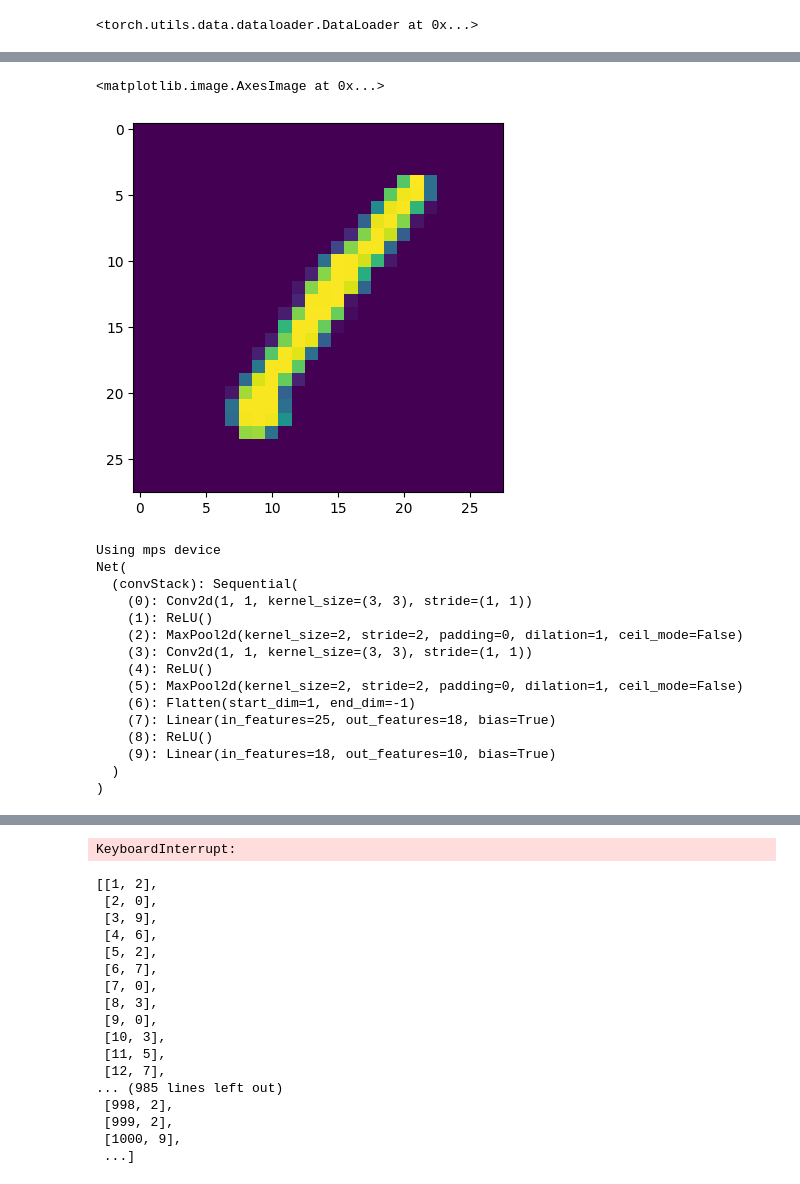
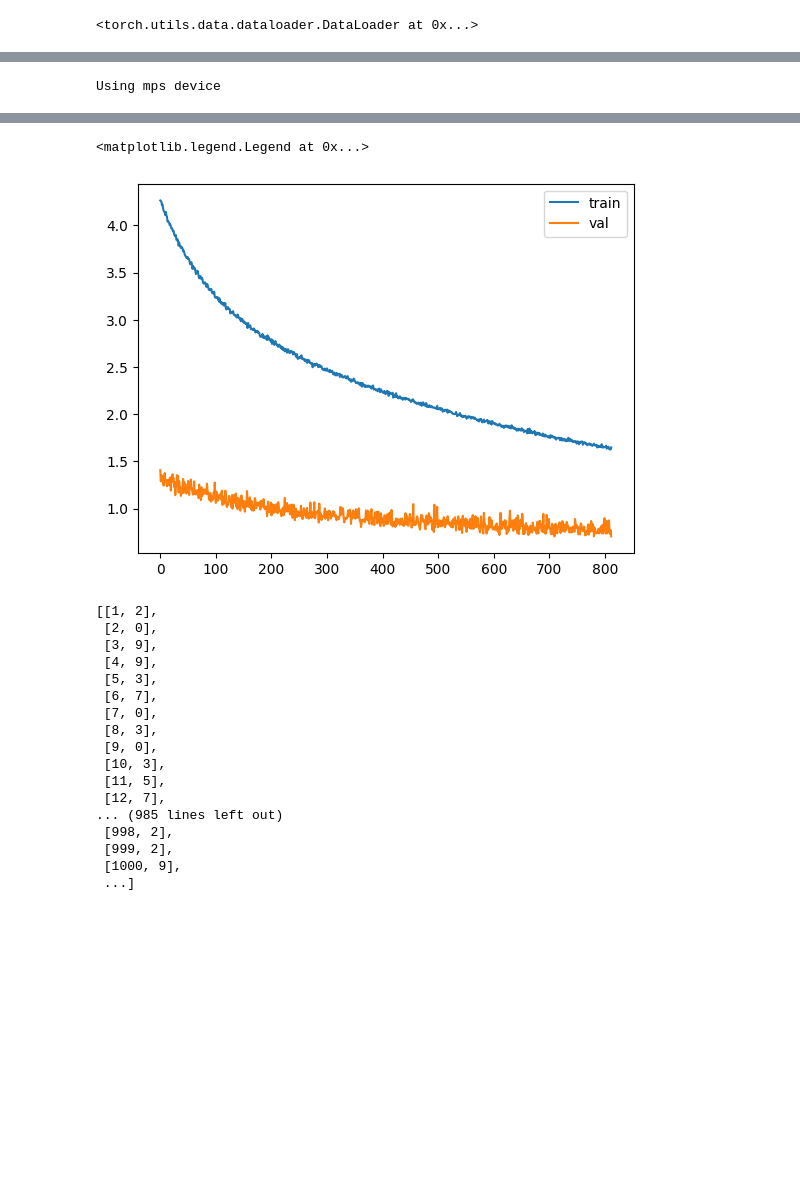
Before and after one commit to joseongho/digit-recognizer, a Jupyter notebook: test.ipynb, the cells around one changed output, grey strips where cells are left out. Drawn from its saved outputs; the diff is of its cells as text; code cells hidden in the pictures; blank space fills up the shorter version.

```diff
--- a/test.ipynb
+++ b/test.ipynb
@@ -83,13 +101,3 @@ plt.imshow(images[0][0])
-# %%
-# get some random training images
-dataiter = iter(valLoader)
-images, labels = next(dataiter)
-
-# show images
-plt.imshow(images[0][0])
-# %% [output]
-<matplotlib.image.AxesImage at 0x...>
-[figure, removed]
 # %%
 # Get cpu, gpu or mps device for training.
 device = (
@@ -110,11 +118,11 @@ class Net(torch.nn.Module):
             torch.nn.MaxPool2d(2, 2),
             torch.nn.Conv2d(1, 1, 3),
             torch.nn.ReLU(),
-            torch.nn.MaxPool2d(2, 2),
+            # torch.nn.MaxPool2d(2, 2),
             torch.nn.Flatten(),
-            torch.nn.Linear(25, 18),
+            torch.nn.Linear(121, 60),
             torch.nn.ReLU(),
-            torch.nn.Linear(18, 10),
+            torch.nn.Linear(60, 10),
         )
 
     def forward(self, x):
@@ -122,26 +130,10 @@ class Net(torch.nn.Module):
         return logits
 
 
-net = Net()
 
 model = Net().to(device)
-print(model)
 # %% [output]
 Using mps device
-Net(
-  (convStack): Sequential(
-    (0): Conv2d(1, 1, kernel_size=(3, 3), stride=(1, 1))
-    (1): ReLU()
-    (2): MaxPool2d(kernel_size=2, stride=2, padding=0, dilation=1, ceil_mode=False)
-    (3): Conv2d(1, 1, kernel_size=(3, 3), stride=(1, 1))
-    (4): ReLU()
-    (5): MaxPool2d(kernel_size=2, stride=2, padding=0, dilation=1, ceil_mode=False)
-    (6): Flatten(start_dim=1, end_dim=-1)
-    (7): Linear(in_features=25, out_features=18, bias=True)
-    (8): ReLU()
-    (9): Linear(in_features=18, out_features=10, bias=True)
-  )
-)
 # %%
 loss_fn = torch.nn.CrossEntropyLoss()
 optimizer = torch.optim.SGD(model.parameters())
@@ -177,23 +169,27 @@ def valAI(dataLoader, model, loss_fn,):
     return valLoss
 # %%
 trainHistory,valHistory,=[],[]
-bestLoss= float('inf')
-cnt = 0
-bestModel= model
-while(cnt<100):
+previousLoss = float('inf')
+cnt =0
+bestModel = model
+for epoch in range(10000):
+
     trainLoss = trainAI(trainLoader, model, loss_fn, optimizer)
     valLoss = valAI(valLoader, model, loss_fn)
 
     trainHistory.append(trainLoss)
     valHistory.append(valLoss)
 
-    print(f'loss: {bestLoss-valLoss}')
+    print(f'epoch: {epoch} - train loss: {trainLoss} - val loss: {valLoss}')
 
-    if bestLoss<valLoss:
-        cnt+=1
+    if cnt >100:
+        break
+    elif previousLoss < valLoss:
+        cnt +=1
     else:
-        bestLoss = valLoss
-        bestModel= model
+        previousLoss = valLoss
+        bestModel = model
+        cnt =0
 
 plt.plot(trainHistory,label='train')
 plt.plot(valHistory, label='val')
@@ -219,4 +215,5 @@ loss: 0.0015082359313964844
-KeyboardInterrupt:
+<matplotlib.legend.Legend at 0x...>
+[figure, added]
 # %%
 def testAI(dataloader, model):
     model.eval()
@@ -226,19 +223,22 @@ def testAI(dataloader, model):
         for X in dataloader:
             X  = X.to(device)
             pred = model(X)
-            out.append([y, torch.argmax(pred).item()])
-            y+=1
+            for i in pred:
+                out.append([y, torch.argmax(i).item()])
+                y+=1
+
 
     return out
 
 result = testAI(testLoader, bestModel)
+# result = testAI(testLoader[0], model[0])
 result
 # %% [output]
 [[1, 2],
  [2, 0],
  [3, 9],
- [4, 6],
- [5, 2],
+ [4, 9],
+ [5, 3],
  [6, 7],
  [7, 0],
  [8, 3],
```
Also changed, not shown: parts of 10 cells of this notebook, 1 other file.
